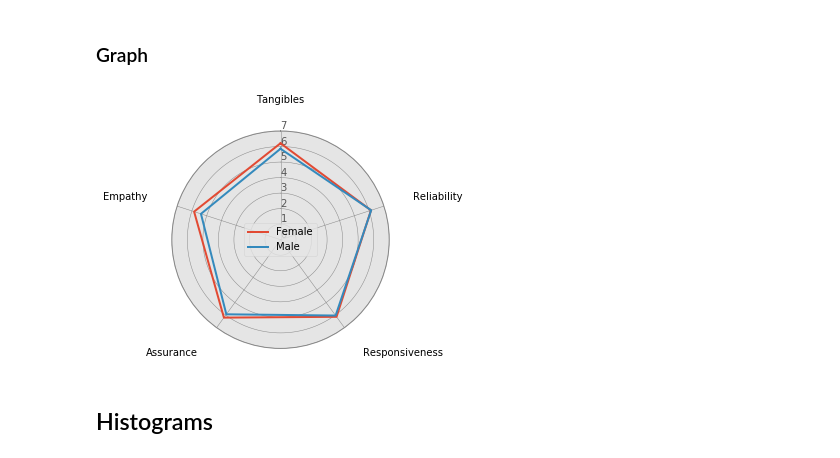
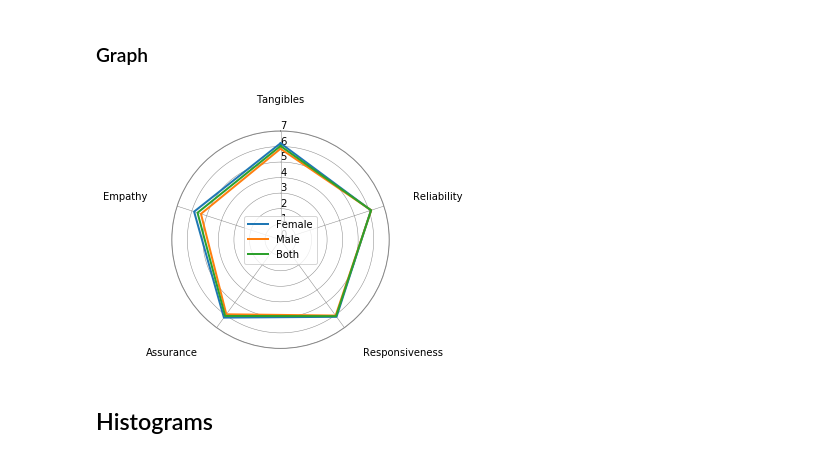
Before and after one commit to mayosipova/Data-Visualization, a Jupyter notebook: Data Visualization Maiia Osipova.ipynb, the cells around one changed output. Cells and saved outputs as stored; diff of their text form; code cells hidden in the pictures.

```diff
--- a/Data Visualization Maiia Osipova.ipynb
+++ b/Data Visualization Maiia Osipova.ipynb
@@ -15,8 +15,8 @@ All data is recorded in an Excel spreadsheet. To read the table, we will use the
 import xlrd
 from math import pi
 import matplotlib.pyplot as plt
-matplotlib.style.use('ggplot')
 import seaborn as sns
+import pandas as pd
 import numpy as np
 workbook = xlrd.open_workbook("PythonDataVisualization.xlsx")
 # %%
@@ -25,6 +25,15 @@ worksheet1 = workbook.sheet_by_index(0)
 #    for j in range(0, 30):
 #       print(worksheet1.cell_value(i, j), end='\t')
 #    print('')
+#from numpy import zeros
+Info1 = np.zeros([35, 22])
+for i in range(35):
+    for j in range(22):
+        Info1[i][j] = int(worksheet1.cell_value(i + 1, j + 4))
+
+names1 = [0] * 35
+for i in range(35):
+    names1[i] = worksheet1.cell_value(i + 1, 1)
 
 tangibles1 = [0] * 5
 t1_middle = [0] * 5
@@ -148,6 +157,15 @@ worksheet2 = workbook.sheet_by_index(1)
 #    for j in range(0, 30):
 #       print(worksheet2.cell_value(i, j), end='\t')
 #    print('')
+Info2 = np.zeros([35, 22])
+for i in range(35):
+    for j in range(22):
+        Info2[i][j] = int(worksheet2.cell_value(i + 1, j + 4))
+
+names2 = [0] * 35
+for i in range(35):
+    names2[i] = worksheet2.cell_value(i + 1, 1)
+
 tangibles2 = [0]*5
 t2_middle = [0]*5
 l = 0
@@ -378,14 +410,17 @@ LinePlot(person, [t_person2, ry_person2, rs_person2, a_person2, e_person2,], col
 # %% [markdown]
 The radial chart is useful when we want to compare the parameters of the same entity. Here we will compare the average value of the importance of each of the parameters for two groups of people.
 # %%
-def RadialChart(values1, values2, parameters, legend1="", legend2=""):
+def RadialChart(values1, values2, values3, parameters, legend1="", legend2="", legend3=""):
     x_as1 = [n / float(len(parameters)) * 2 * pi for n in range(len(parameters))]
     x_as2 = [n / float(len(parameters)) * 2 * pi for n in range(len(parameters))]
+    x_as3 = [n / float(len(parameters)) * 2 * pi for n in range(len(parameters))]
 
     values1 += values1[:1]
     x_as1 += x_as1[:1]
     values2 += values2[:1]
     x_as2 += x_as2[:1]
+    values3 += values3[:1]
+    x_as3 += x_as3[:1]
 
     plt.rc('axes', linewidth=1, edgecolor="#888888")
 
@@ -398,11 +433,13 @@ def RadialChart(values1, values2, parameters, legend1="", legend2=""):
 
     plt.xticks(x_as1[:-1], [])
     plt.xticks(x_as2[:-1], [])
+    plt.xticks(x_as3[:-1], [])
 
     plt.yticks([0, 1, 2, 3, 4, 5, 6, 7], ["0", "1", "2", "3", "4", "5", "6", "7"])
 
     ax.plot(x_as1, values1, label = legend1, linewidth=2, linestyle='solid', zorder=4)
     ax.plot(x_as2, values2, label = legend2, linewidth=2, linestyle='solid', zorder=4)
+    ax.plot(x_as3, values3, label = legend3, linewidth=2, linestyle='solid', zorder=4)
 
     plt.ylim(0, 7)
 
@@ -428,12 +465,11 @@ def RadialChart(values1, values2, parameters, legend1="", legend2=""):
 # %%
 parameters = ["Tangibles", "Reliability", "Responsiveness", "Assurance", "Empathy"]
 values1 = [t1, ry1, rs1, a1, e1]
 values2 = [t2, ry2, rs2, a2, e2]
-legend1 = "Female"
-legend2 = "Male"
-RadialChart(values1, values2, parameters, legend1, legend2)
+values3 = [(t1 + t2) / 2, (ry1 + ry2) / 2, (rs1 + rs2) / 2, (a1 + a2) / 2, (e1 + e2) / 2]
+RadialChart(values1, values2, values3, parameters, "Female", "Male", "Both")
 # %% [output]
-[figure, old version]
+[figure, new version]
 # %% [markdown]
 ## Histograms
 # %% [markdown]
```
Also changed, not shown: parts of 18 cells of this notebook, 6 other files.
